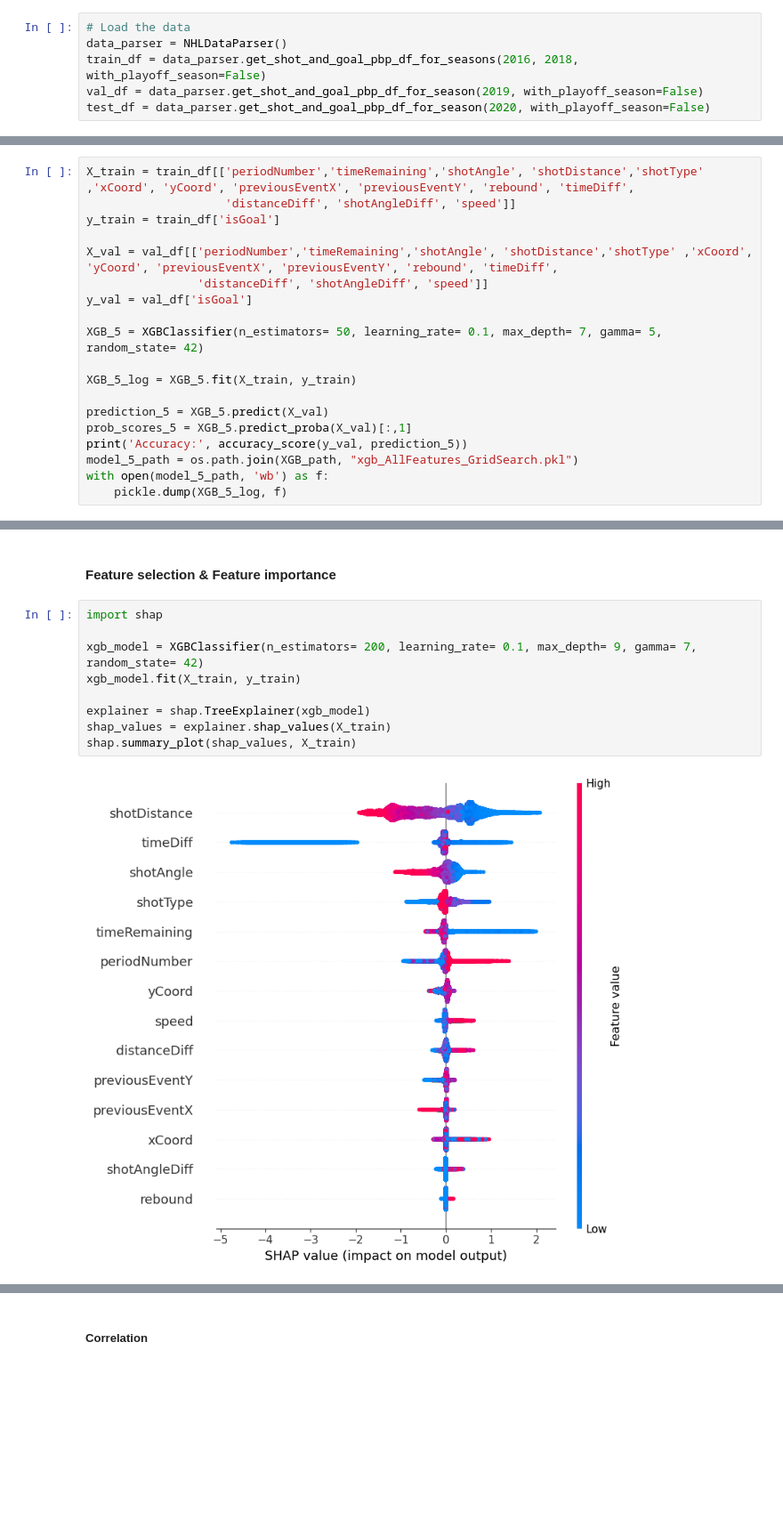
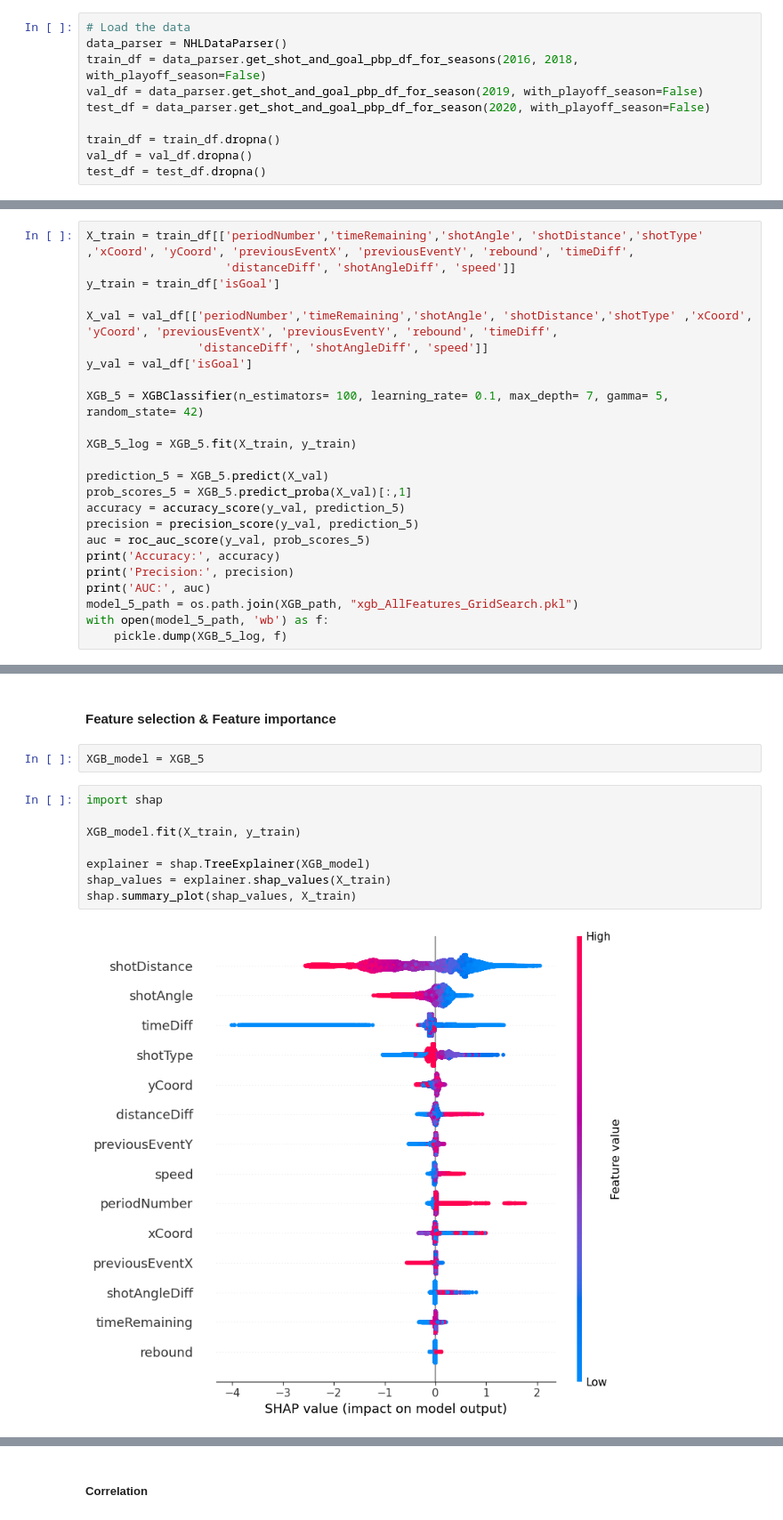
Before and after one commit to rajamatt/ift6758-project, a Jupyter notebook: notebooks/milestone_2/Task 5.ipynb, the cells around one changed output, grey strips where cells are left out. Shown at 89% size. Saved outputs shown, nothing was run; the diff lists cells and outputs as text; blank space fills up the shorter version.

```diff
--- a/notebooks/milestone_2/Task 5.ipynb
+++ b/notebooks/milestone_2/Task 5.ipynb
@@ -27,6 +30,10 @@ data_parser = NHLDataParser()
 train_df = data_parser.get_shot_and_goal_pbp_df_for_seasons(2016, 2018, with_playoff_season=False)
 val_df = data_parser.get_shot_and_goal_pbp_df_for_season(2019, with_playoff_season=False)
 test_df = data_parser.get_shot_and_goal_pbp_df_for_season(2020, with_playoff_season=False)
+
+train_df = train_df.dropna()
+val_df = val_df.dropna()
+test_df = test_df.dropna()
 # %%
 # load path and make dirs to store model
 model_path = os.getenv("MODEL_PATH") #edit .env file to change path
@@ -353,13 +394,18 @@ X_val = val_df[['periodNumber','timeRemaining','shotAngle', 'shotDistance','shot
                 'distanceDiff', 'shotAngleDiff', 'speed']]
 y_val = val_df['isGoal']
 
-XGB_5 = XGBClassifier(n_estimators= 50, learning_rate= 0.1, max_depth= 7, gamma= 5, random_state= 42)
+XGB_5 = XGBClassifier(n_estimators= 100, learning_rate= 0.1, max_depth= 7, gamma= 5, random_state= 42)
 
 XGB_5_log = XGB_5.fit(X_train, y_train)
 
 prediction_5 = XGB_5.predict(X_val)
 prob_scores_5 = XGB_5.predict_proba(X_val)[:,1]
-print('Accuracy:', accuracy_score(y_val, prediction_5))
+accuracy = accuracy_score(y_val, prediction_5)
+precision = precision_score(y_val, prediction_5)
+auc = roc_auc_score(y_val, prob_scores_5)
+print('Accuracy:', accuracy)
+print('Precision:', precision)
+print('AUC:', auc)
 model_5_path = os.path.join(XGB_path, "xgb_AllFeatures_GridSearch.pkl")
 with open(model_5_path, 'wb') as f:
     pickle.dump(XGB_5_log, f)
@@ -536,14 +572,15 @@ plt.show()
 # %% [markdown]
 #### Feature selection & Feature importance
+# %%
+XGB_model = XGB_5
 # %%
 import shap
 
-xgb_model = XGBClassifier(n_estimators= 200, learning_rate= 0.1, max_depth= 9, gamma= 7, random_state= 42)
-xgb_model.fit(X_train, y_train)
+XGB_model.fit(X_train, y_train)
 
-explainer = shap.TreeExplainer(xgb_model)
+explainer = shap.TreeExplainer(XGB_model)
 shap_values = explainer.shap_values(X_train)
 shap.summary_plot(shap_values, X_train)
 # %% [output]
-[figure, old version]
+[figure, new version]
 # %%
```
Also changed, not shown: parts of 37 cells of this notebook.
